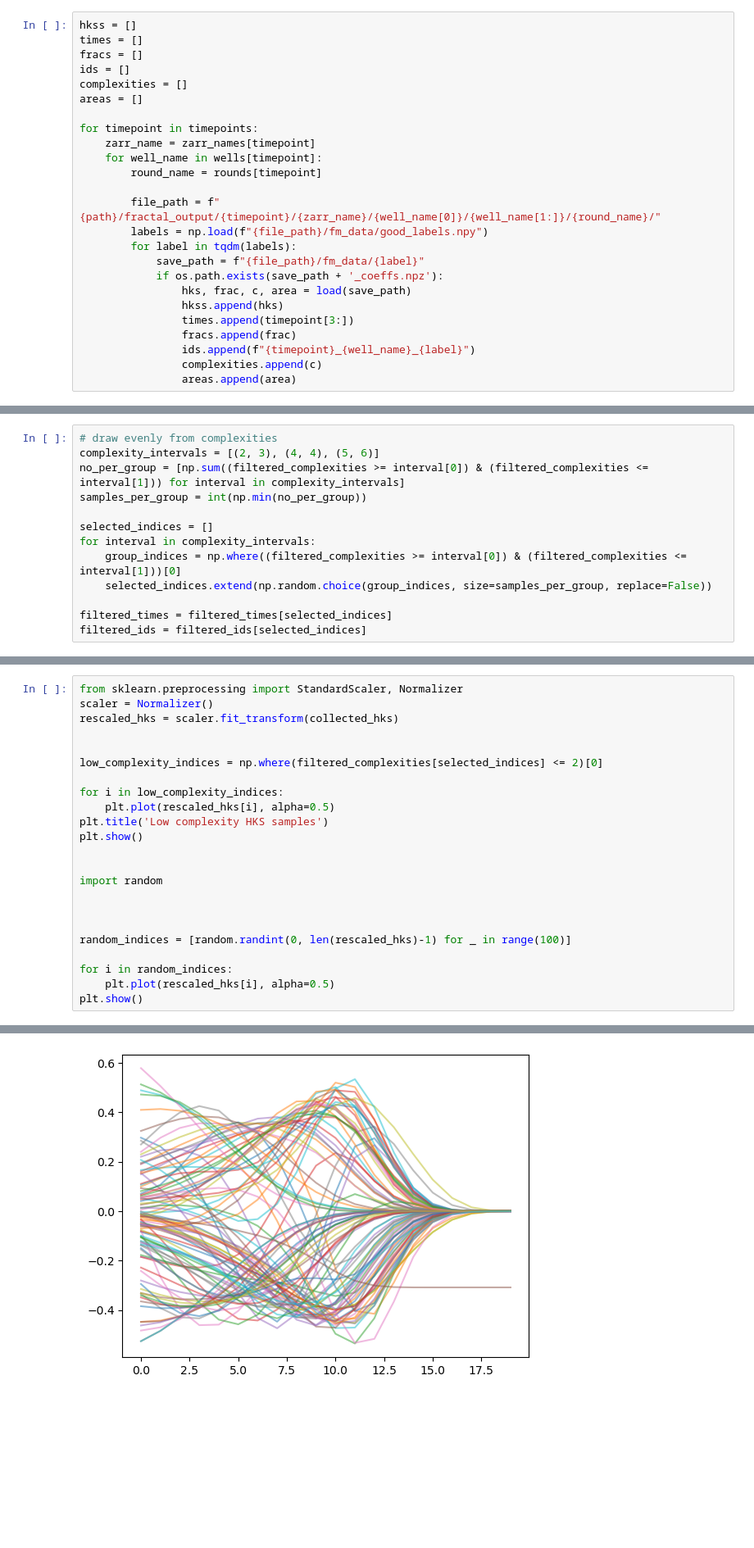
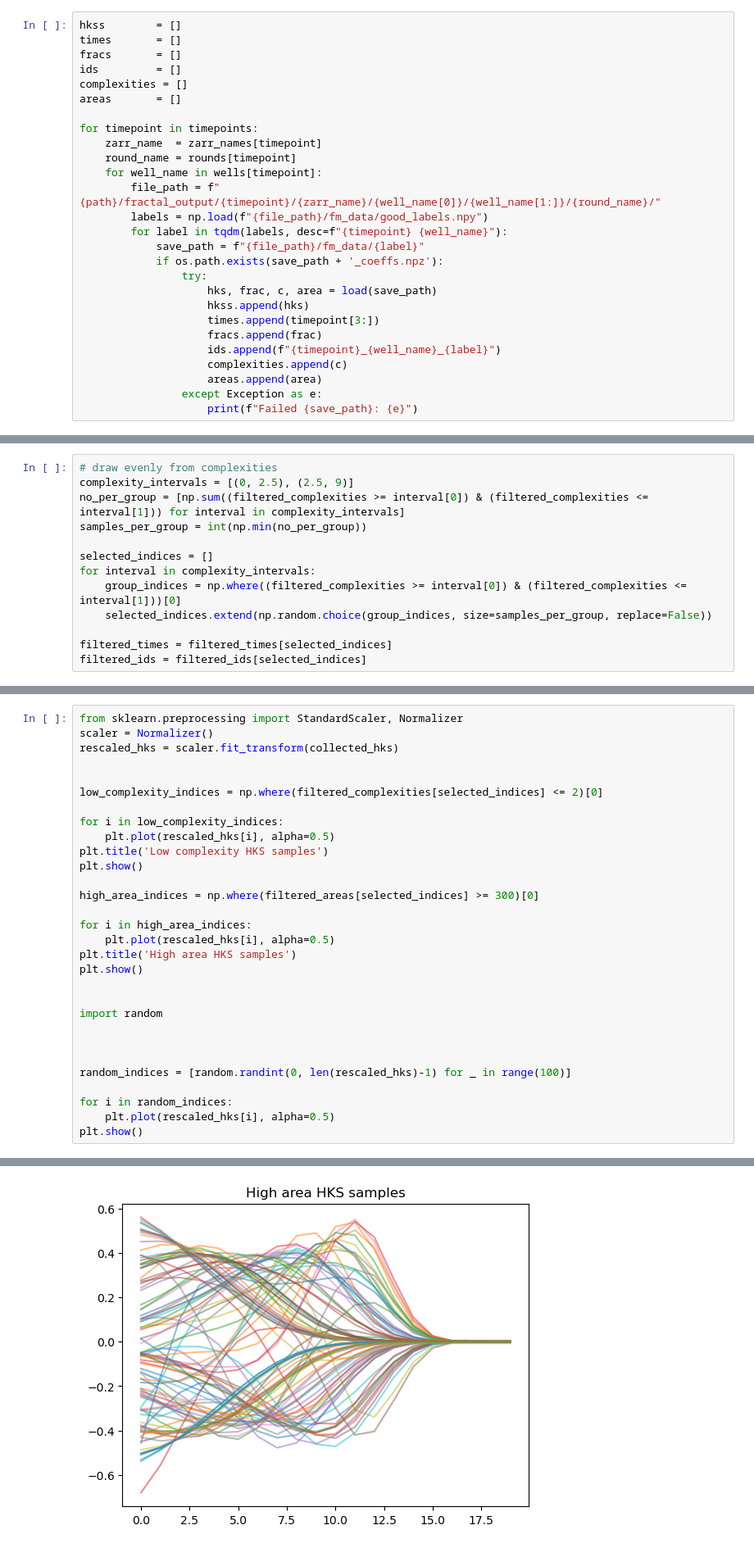
Before and after one commit to Irene-Li/SphericalHarmonics, a Jupyter notebook: bag_of_features.ipynb, the cells around one changed output, grey strips where cells are left out. Shown at 82% size. Cells and saved outputs as stored; diff of their text form; blank space fills up the shorter version.

```diff
--- a/bag_of_features.ipynb
+++ b/bag_of_features.ipynb
@@ -68,30 +50,32 @@ def complexity(m, threshold=0.015):
             return l
     return m.lmax
 # %%
-hkss = []
-times = []
-fracs = []
-ids = []
+hkss        = []
+times       = []
+fracs       = []
+ids         = []
 complexities = []
-areas = []
+areas       = []
 
 for timepoint in timepoints:
-    zarr_name = zarr_names[timepoint]
+    zarr_name  = zarr_names[timepoint]
+    round_name = rounds[timepoint]
     for well_name in wells[timepoint]:
-        round_name = rounds[timepoint]
-
         file_path = f"{path}/fractal_output/{timepoint}/{zarr_name}/{well_name[0]}/{well_name[1:]}/{round_name}/"
         labels = np.load(f"{file_path}/fm_data/good_labels.npy")
-        for label in tqdm(labels):
+        for label in tqdm(labels, desc=f"{timepoint} {well_name}"):
             save_path = f"{file_path}/fm_data/{label}"
             if os.path.exists(save_path + '_coeffs.npz'):
-                hks, frac, c, area = load(save_path)
-                hkss.append(hks)
-                times.append(timepoint[3:])
-                fracs.append(frac)
-                ids.append(f"{timepoint}_{well_name}_{label}")
-                complexities.append(c)
-                areas.append(area)
+                try:
+                    hks, frac, c, area = load(save_path)
+                    hkss.append(hks)
+                    times.append(timepoint[3:])
+                    fracs.append(frac)
+                    ids.append(f"{timepoint}_{well_name}_{label}")
+                    complexities.append(c)
+                    areas.append(area)
+                except Exception as e:
+                    print(f"Failed {save_path}: {e}")
 # %%
 threshold = np.percentile(fracs, 95)
 recon_mask = np.array(fracs) < threshold
@@ -146,6 +116,6 @@ print(np.mean(filtered_areas))
 # %%
 # draw evenly from complexities
-complexity_intervals = [(2, 3), (4, 4), (5, 6)]
+complexity_intervals = [(0, 2.5), (2.5, 9)]
 no_per_group = [np.sum((filtered_complexities >= interval[0]) & (filtered_complexities <= interval[1])) for interval in complexity_intervals]
 samples_per_group = int(np.min(no_per_group))
 
@@ -190,6 +160,13 @@ for i in low_complexity_indices:
 plt.title('Low complexity HKS samples')
 plt.show()
 
+high_area_indices = np.where(filtered_areas[selected_indices] >= 300)[0]
+
+for i in high_area_indices:
+    plt.plot(rescaled_hks[i], alpha=0.5)
+plt.title('High area HKS samples')
+plt.show()
+
 
 import random
 
@@ -205 +182 @@ plt.show()
-[figure, old version]
+[figure, new version]
```
Also changed, not shown: parts of 28 cells of this notebook, 2 other files.
